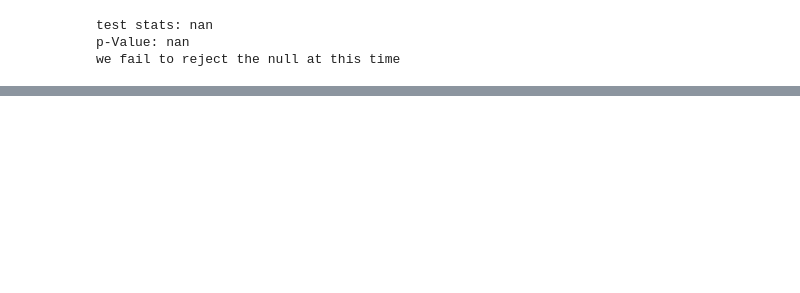
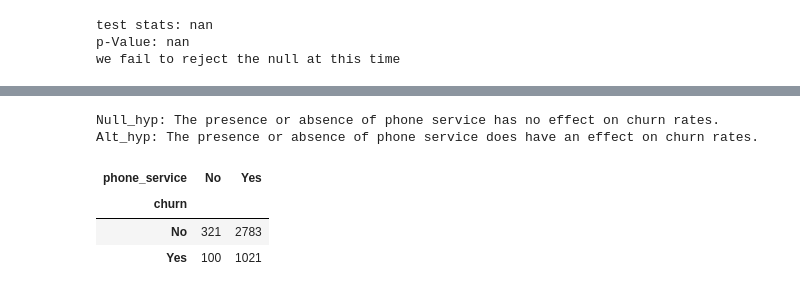
Before and after one commit to MigashaneVictoire/telco_churn_classification_project, a Jupyter notebook: statistic_testing.ipynb, the cells around one changed output, grey strips where cells are left out. Drawn from its saved outputs; the diff is of its cells as text; code cells hidden in the pictures; blank space fills up the shorter version.

```diff
--- a/statistic_testing.ipynb
+++ b/statistic_testing.ipynb
@@ -410,0 +422,14 @@ we fail to reject the null at this time
+# %%
+print("Null_hyp: The presence or absence of phone service has no effect on churn rates.")
+print("Alt_hyp: The presence or absence of phone service does have an effect on churn rates.")
+
+# run a contegency tale
+cont_table = pd.crosstab(train.churn, train.phone_service)
+cont_table
+# %% [output]
+Null_hyp: The presence or absence of phone service has no effect on churn rates.
+Alt_hyp: The presence or absence of phone service does have an effect on churn rates.
+| phone_service | No | Yes |
+| churn |  |  |
+| No | 321 | 2783 |
+| Yes | 100 | 1021 |
```
Also changed, not shown: parts of 22 cells of this notebook.
